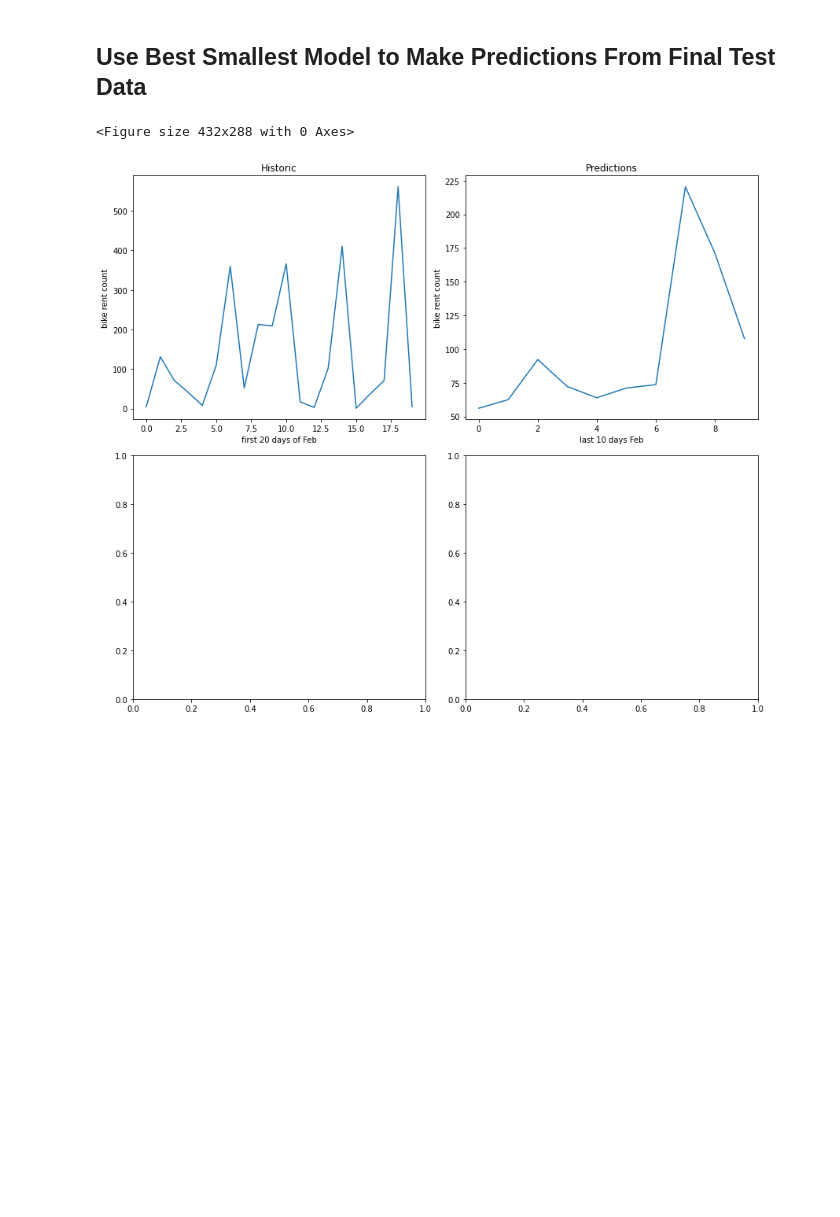
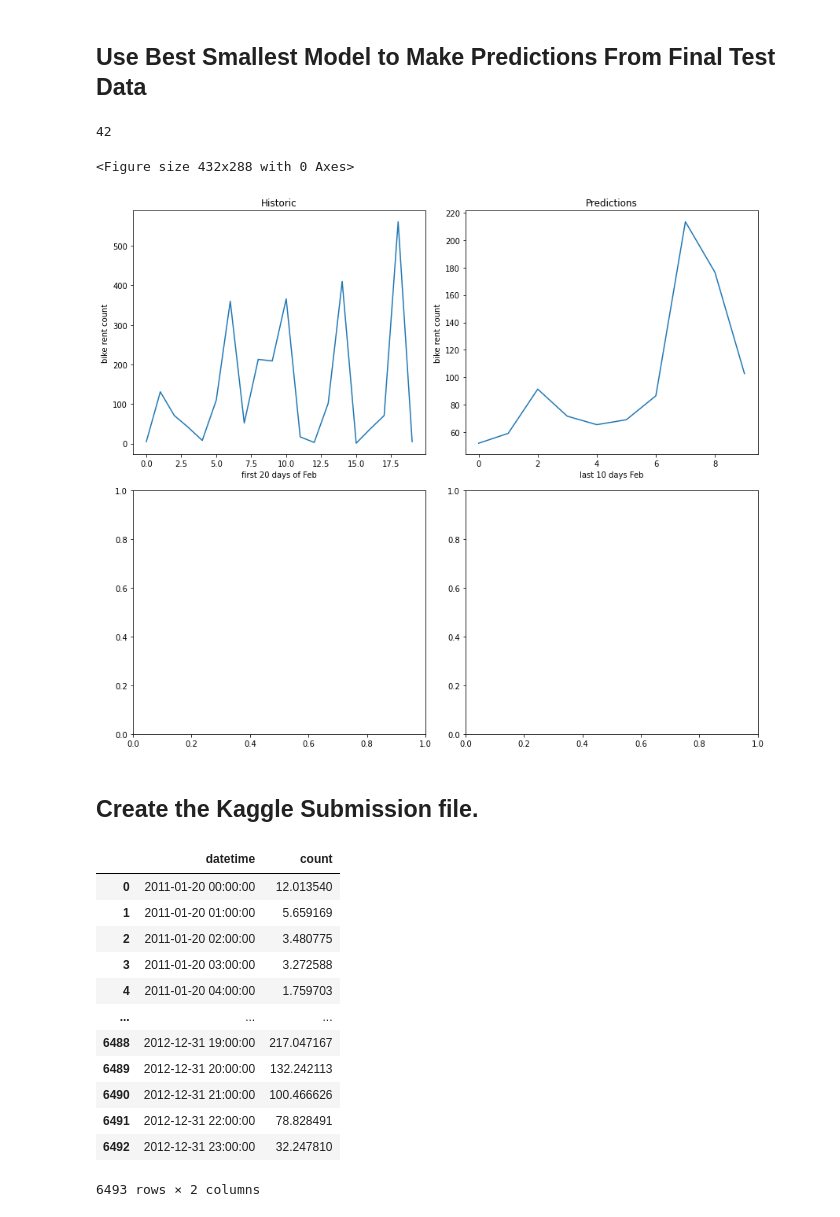
Before and after one commit to swruler/kaggle, a Jupyter notebook: bike_share/python_machine_learning_project.ipynb, the cells around one changed output. Cells and saved outputs as stored; diff of their text form; code cells hidden in the pictures; blank space fills up the shorter version.

Commit message:
Set negative predictions to zero required for the Kaggle submission.

```diff
--- a/bike_share/python_machine_learning_project.ipynb
+++ b/bike_share/python_machine_learning_project.ipynb
@@ -521,8 +521,10 @@ plt.show()
 # %%
 # Drop unimportant features.
 bike_final_test_min=bike_final_test.drop(columns=['day','windspeed', 'holiday'])
+pred_final = gbr_model_final_min.predict(bike_final_test_min)
 
-pred_final = gbr_model_final_min.predict(bike_final_test_min)
+print(sum((pred_final)<0))
+
 plt.figure()
 
 # TODO: for some reason nrows has to = 2 instead of 1 to work.
@@ -538,5 +540,40 @@ axes[0][1].set(xlabel='last 10 days Feb', ylabel='bike rent count',title="Predic
 plt.tight_layout()
 plt.show()
 # %% [output]
-<Figure size 432x288 with 0 Axes>
+42
+<Figure size 432x288 with 0 Axes>
-[figure, old version]
+[figure, new version]
+# %% [markdown]
+## Create the Kaggle Submission file.
+# %%
+# Read bike demand submission file into a panda dataframe.
+bike_submit=pd.read_csv('./bike-sharing-demand-sampleSubmission.csv')
+
+# Overwrite bike demand dataframe count column with predicted counts.
+bike_submit['count']=pred_final
+
+# Replace negative counts with 0 so submission will not be rejected by Kaggle.
+i=0
+for bike in bike_submit['count']:
+    if (bike<0):
+        bike_submit.loc[i,'count'] = 0
+    i+=1
+
+# Overwrite bike demand submission file with bike demand dataframe.
+bike_submit.to_csv('./submission.csv', index=False)
+# %%
+bike_submit
+# %% [output]
+|  | datetime | count |
+| 0 | 2011-01-20 00:00:00 | 12.013540 |
+| 1 | 2011-01-20 01:00:00 | 5.659169 |
+| 2 | 2011-01-20 02:00:00 | 3.480775 |
+| 3 | 2011-01-20 03:00:00 | 3.272588 |
+| 4 | 2011-01-20 04:00:00 | 1.759703 |
+| ... | ... | ... |
+| 6488 | 2012-12-31 19:00:00 | 217.047167 |
+| 6489 | 2012-12-31 20:00:00 | 132.242113 |
+| 6490 | 2012-12-31 21:00:00 | 100.466626 |
+| 6491 | 2012-12-31 22:00:00 | 78.828491 |
+| 6492 | 2012-12-31 23:00:00 | 32.247810 |
+6493 rows × 2 columns
```
Also changed, not shown: parts of 5 cells of this notebook.
